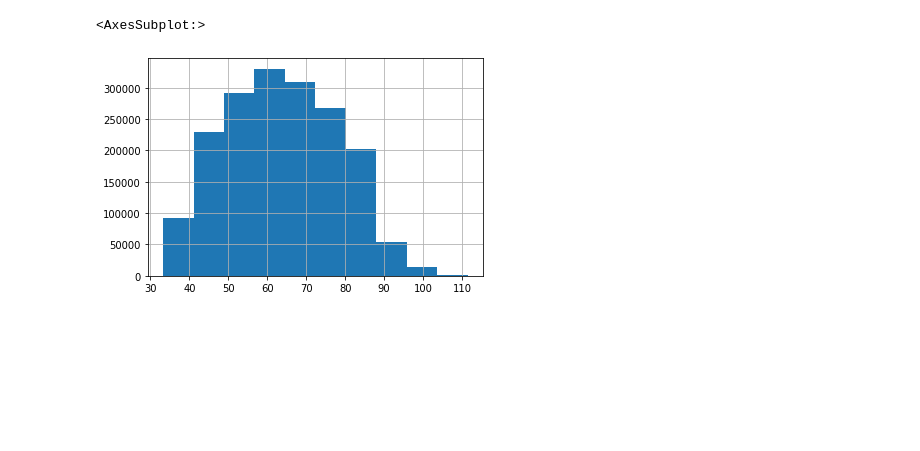
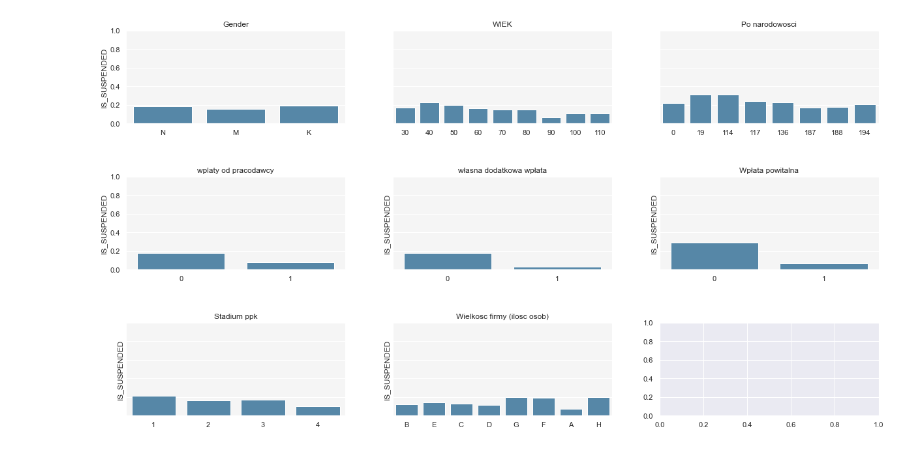
Before and after one commit to lpawlak1/ml_hackathon_pfr, a Jupyter notebook: Basic_graphs.ipynb, the cells around one changed output. Saved outputs shown, nothing was run; the diff lists cells and outputs as text; code cells hidden in the pictures; blank space fills up the shorter version.

```diff
--- a/Basic_graphs.ipynb
+++ b/Basic_graphs.ipynb
@@ -25,0 +100,9 @@ array([<AxesSubplot:ylabel='None'>], dtype=object)
+# %%
+# Grouping other nationalities into one category '0'
+unique_nat = df['NATIONALITY'].unique()
+
+# df.loc[df.NATIONALITY != 187, 'NATIONALITY'] = 0
+for val in unique_nat:
+    suma = ( df['NATIONALITY'].values == val ).sum()
+    if suma < 1000:
+        df.loc[df.NATIONALITY == val, 'NATIONALITY'] = 0
@@ -26,5 +111,67 @@ array([<AxesSubplot:ylabel='None'>], dtype=object)
 # %%
-test['AGE'].hist()
+fig, ax = plt.subplots(nrows=3, ncols=3, figsize=(18,10))
+
+sns.barplot(df['SEX'], df['IS_SUSPENDED'], color='#488ab5', ci=None, ax=ax[0][0])
+ax[0][0].set_facecolor('#f5f5f5')
+ax[0][0].set_ylim(0,1)
+ax[0][0].set_xlabel(None)
+ax[0][0].set_title('Gender')
+
+sns.barplot(df['AGE_BOX'], df['IS_SUSPENDED'], color='#488ab5', ci=None, ax=ax[0][1])
+ax[0][1].set_facecolor('#f5f5f5')
+ax[0][1].tick_params(labelleft=False)
+ax[0][1].set_ylim(0,1)
+ax[0][1].set_ylabel(None)
+ax[0][1].set_xlabel(None)
+ax[0][1].set_title('WIEK')
+
+sns.barplot(df['NATIONALITY'], df['IS_SUSPENDED'], color='#488ab5', ci=None, ax=ax[0][2])
+ax[0][2].set_facecolor('#f5f5f5')
+ax[0][2].tick_params(labelleft=False)
+ax[0][2].set_ylim(0,1)
+ax[0][2].set_ylabel(None)
+ax[0][2].set_xlabel(None)
+ax[0][2].set_title('Po narodowosci')
+
+# HAS\_AE - Czy pracownik otrzymuje wpłatę dodatkową od pracodawcy?
+sns.barplot(df['HAS_AE'], df['IS_SUSPENDED'], color='#488ab5', ci=None, ax=ax[1][0])
+ax[1][0].set_facecolor('#f5f5f5')
+ax[1][0].set_ylim(0,1)
+ax[1][0].set_xlabel(None)
+ax[1][0].set_title('wplaty od pracodawcy')
+
+# HAS\_AW - Czy pracownik wpłaca własną dodatkową wpłatę?
+sns.barplot(df['HAS_AW'], df['IS_SUSPENDED'], color='#488ab5', ci=None, ax=ax[1][1])
+ax[1][1].set_facecolor('#f5f5f5')
+ax[1][1].tick_params(labelleft=False)
+ax[1][1].set_ylim(0,1)
+ax[1][1].set_xlabel(None)
+ax[1][1].set_title('własna dodatkowa wpłata')
+
+# HAS\_IP - Czy pracownik otrzymał wpłatę powitalną?
+sns.barplot(df['HAS_IP'], df['IS_SUSPENDED'], color='#488ab5', ci=None, ax=ax[1][2])
+ax[1][2].set_facecolor('#f5f5f5')
+ax[1][2].tick_params(labelleft=False)
+ax[1][2].set_ylim(0,1)
+ax[1][2].set_xlabel(None)
+ax[1][2].set_title('Wpłata powitalna')
+
+# PPK\_STAGE - w ktorym stadium pkk dolaczyl
+sns.barplot(df['PPK_STAGE'], df['IS_SUSPENDED'], color='#488ab5', ci=None, ax=ax[2][0])
+ax[2][0].set_facecolor('#f5f5f5')
+ax[2][0].tick_params(labelleft=False)
+ax[2][0].set_ylim(0,1)
+ax[2][0].set_xlabel(None)
+ax[2][0].set_title('Stadium ppk')
+
+#COMPANY\_SIZE\_A - do 10 pracownikow
+sns.barplot(df['COMPANY_SIZE'], df['IS_SUSPENDED'], color='#488ab5', ci=None, ax=ax[2][1])
+ax[2][1].set_facecolor('#f5f5f5')
+ax[2][1].tick_params(labelleft=False)
+ax[2][1].set_ylim(0,1)
+ax[2][1].set_xlabel(None)
+ax[2][1].set_title('Wielkosc firmy (ilosc osob)')
+
+plt.tight_layout(pad=4.0)
 # %% [output]
-<AxesSubplot:>
-[figure, old version]
+[figure, new version]
```
Also changed, not shown: parts of 4 cells of this notebook.
